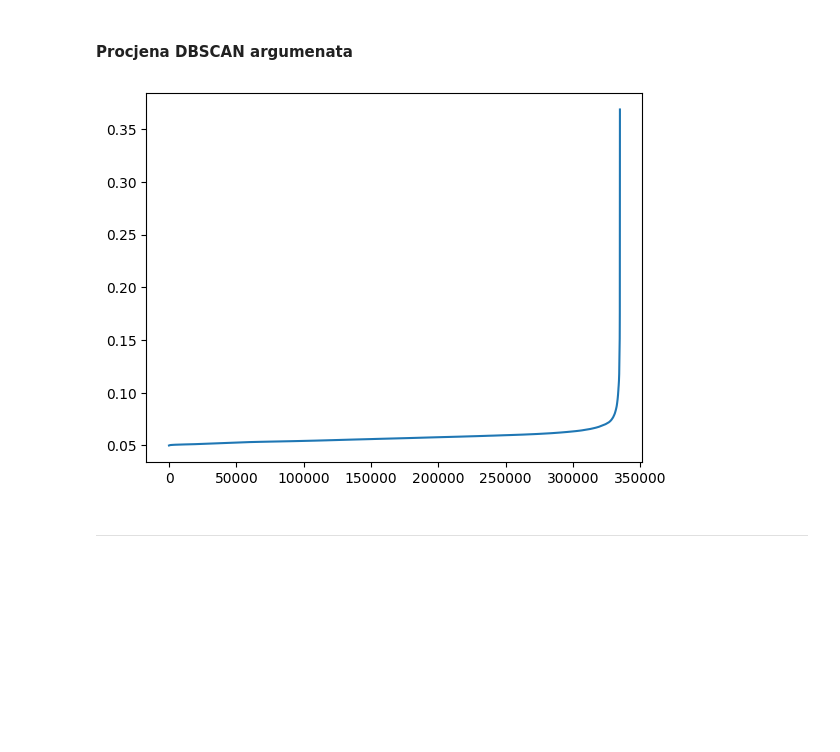
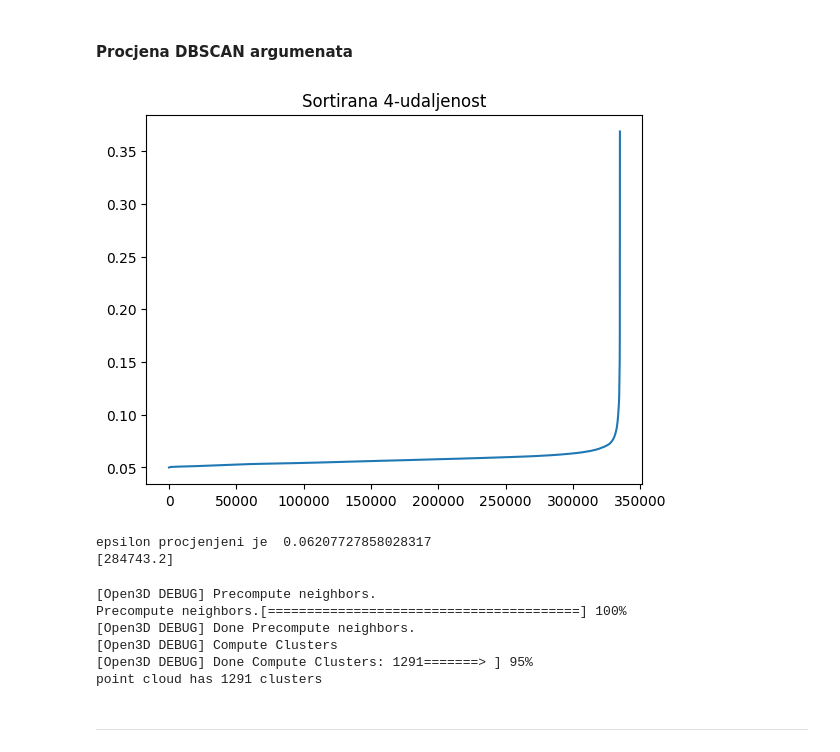
Before and after one commit to lborovina1/Point-Cloud-Data-Processing, a Jupyter notebook: Kodovi - Obrada point cloud podataka.ipynb, the cells around one changed output. Saved outputs shown, nothing was run; the diff lists cells and outputs as text; code cells hidden in the pictures; blank space fills up the shorter version.

```diff
--- a/Kodovi - Obrada point cloud podataka.ipynb
+++ b/Kodovi - Obrada point cloud podataka.ipynb
@@ -507,20 +513,67 @@ point cloud has 362 clusters
 # %%
 pcd_tree = o3d.geometry.KDTreeFlann(pcd)
 
 dists = []
 
 for i in range(len(pcd.points)):
     [k, idx, _] = pcd_tree.search_knn_vector_3d(pcd.points[i], 4)
     dists.append(euclid(pcd.points[i], pcd.points[idx[-1]]))
 
 dists.sort()
 
 plt.plot(dists)
+plt.title('Sortirana 4-udaljenost')
 plt.show()
 # %% [output]
-[figure, old version]
+[figure, new version]
 # %%
-scipy.interpolate.CubicSpline
+import scipy.integrate
+import scipy.interpolate
+import scipy.optimize
+
+
+size = len(pcd.points)
+
+x = np.arange(size)
+spline = scipy.interpolate.CubicSpline(x, dists)
+
+f = np.polynomial.chebyshev.Chebyshev.fit(x, dists, 4)
+
+d1 = f.deriv()
+d2 = d1.deriv()
+
+df = lambda x : d1(x)
+d2f = lambda x : d2(x)
+
+curvature = lambda x: abs(d2f(x)) / (1 + df(x)**2)**1.5
+
+max_x = scipy.optimize.minimize(lambda x: -curvature(x), size * 0.85, bounds=[(0.0,size)])
+
+epsilon = f(max_x.x[0])
+print('epsilon procjenjeni je ', epsilon)
+print(max_x.x)
+# %% [output]
+epsilon procjenjeni je  0.06207727858028317
+[284743.2]
+# %%
+with o3d.utility.VerbosityContextManager(
+        o3d.utility.VerbosityLevel.Debug) as cm:
+    labels = np.array(
+        pcd.cluster_dbscan(eps=epsilon, min_points=4, print_progress=True))
+
+max_label = labels.max()
+print(f"point cloud has {max_label + 1} clusters")
+colors = plt.get_cmap("tab20")(labels / (max_label if max_label > 0 else 1))
+colors[labels < 0] = 0
+pcd.colors = o3d.utility.Vector3dVector(colors[:, :3])
+o3d.visualization.draw_geometries([pcd])
+# %% [output]
+[Open3D DEBUG] Precompute neighbors.
+Precompute neighbors.[========================================] 100%
+[Open3D DEBUG] Done Precompute neighbors.
+[Open3D DEBUG] Compute Clusters
+[Open3D DEBUG] Done Compute Clusters: 1291=======> ] 95%
+point cloud has 1291 clusters
 # %% [markdown]
 ***
 # %% [markdown]
```
Also changed, not shown: parts of 4 cells of this notebook.
